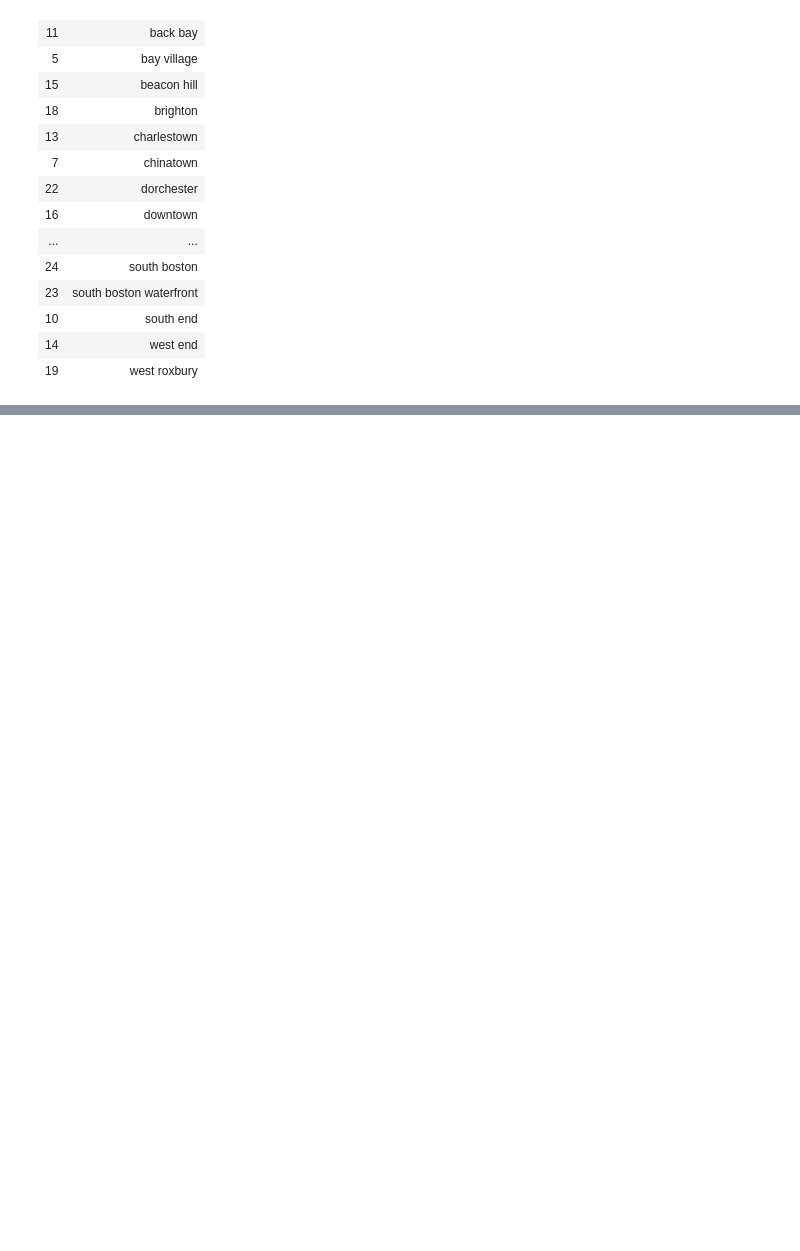
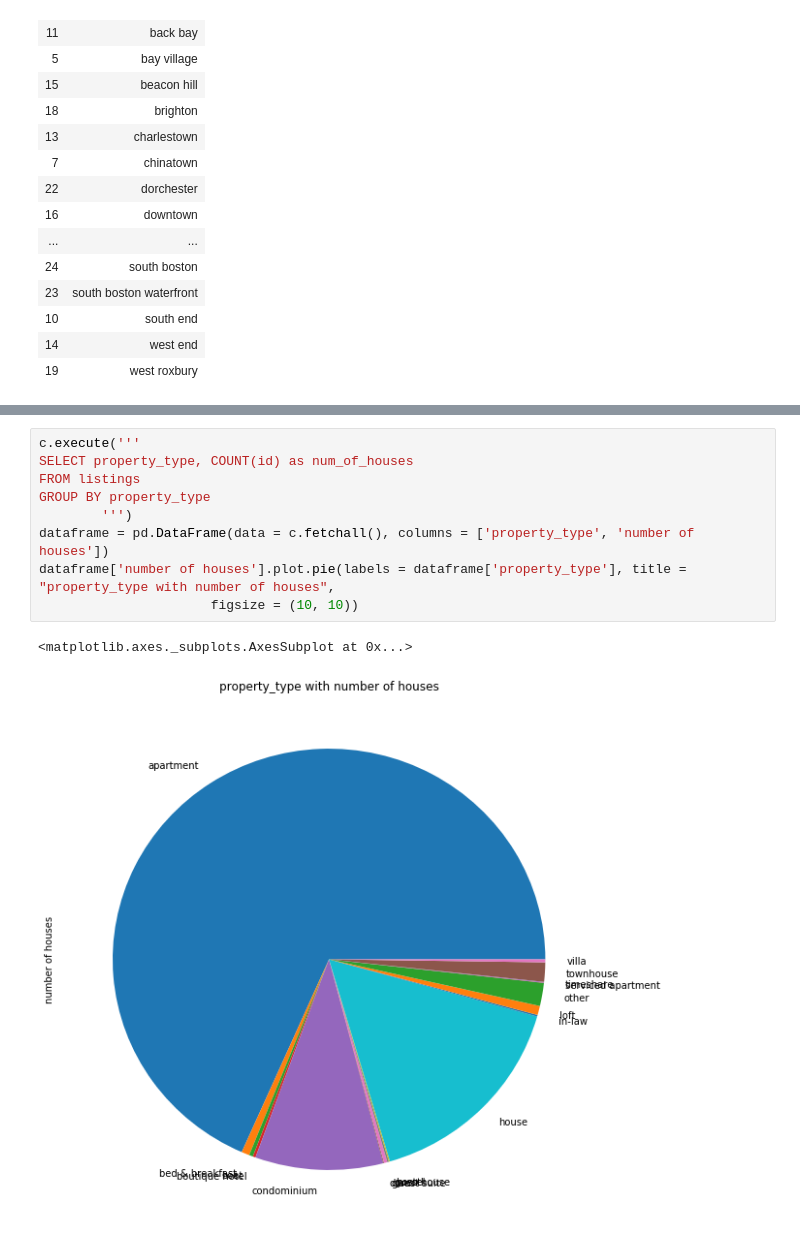
Before and after one commit to kzhang49/Hainan-Chicken, a Jupyter notebook: Airbnb_database.ipynb, the cells around one changed output, grey strips where cells are left out. Saved outputs shown, nothing was run; the diff lists cells and outputs as text; blank space fills up the shorter version.

```diff
--- a/Airbnb_database.ipynb
+++ b/Airbnb_database.ipynb
@@ -205,0 +367,12 @@ Done.
+# %%
+c.execute('''
+SELECT property_type, COUNT(id) as num_of_houses
+FROM listings
+GROUP BY property_type
+        ''')
+dataframe = pd.DataFrame(data = c.fetchall(), columns = ['property_type', 'number of houses'])
+dataframe['number of houses'].plot.pie(labels = dataframe['property_type'], title = "property_type with number of houses",
+                      figsize = (10, 10))
+# %% [output]
+<matplotlib.axes._subplots.AxesSubplot at 0x...>
+[figure, added]
```
Also changed, not shown: parts of 12 cells of this notebook.
